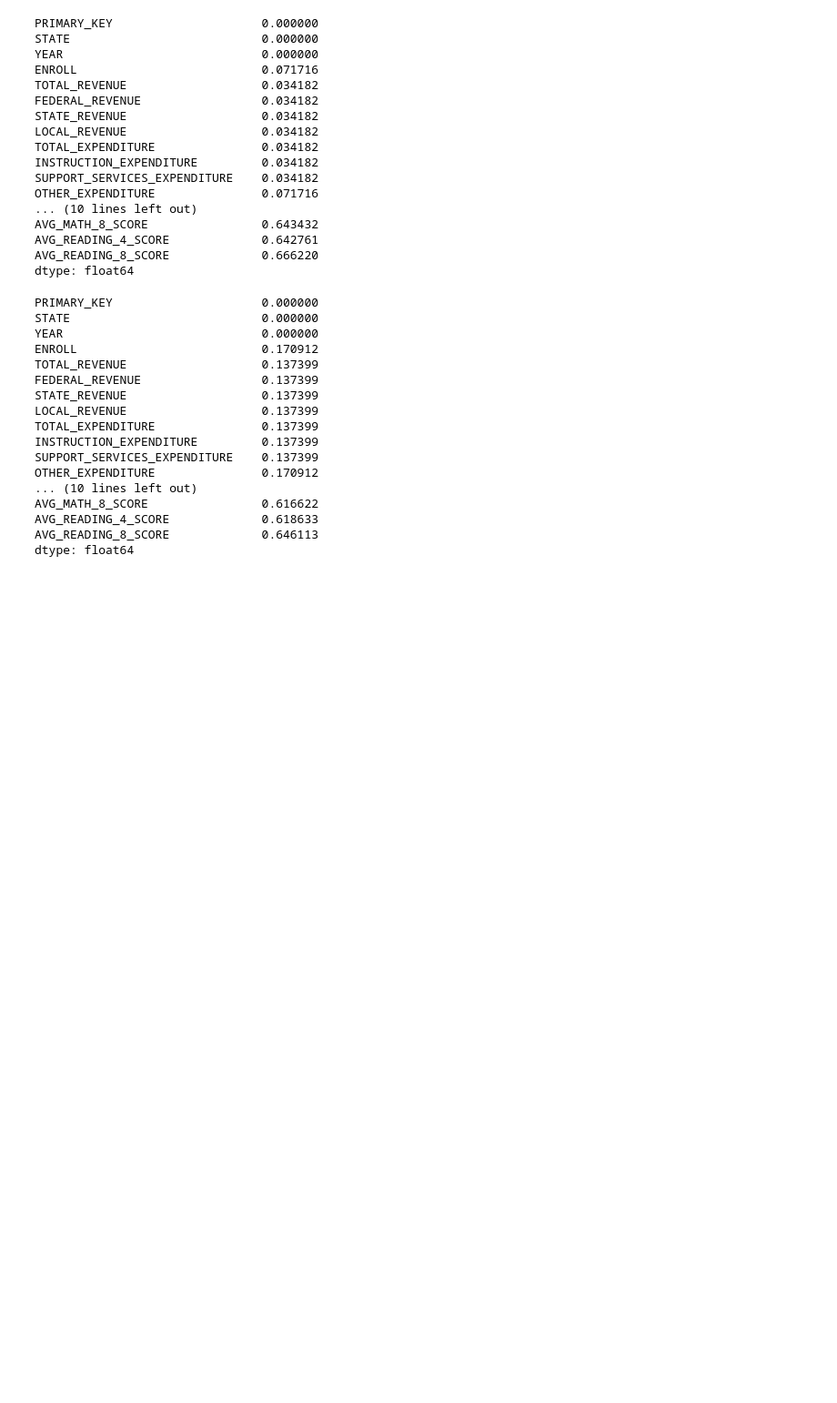
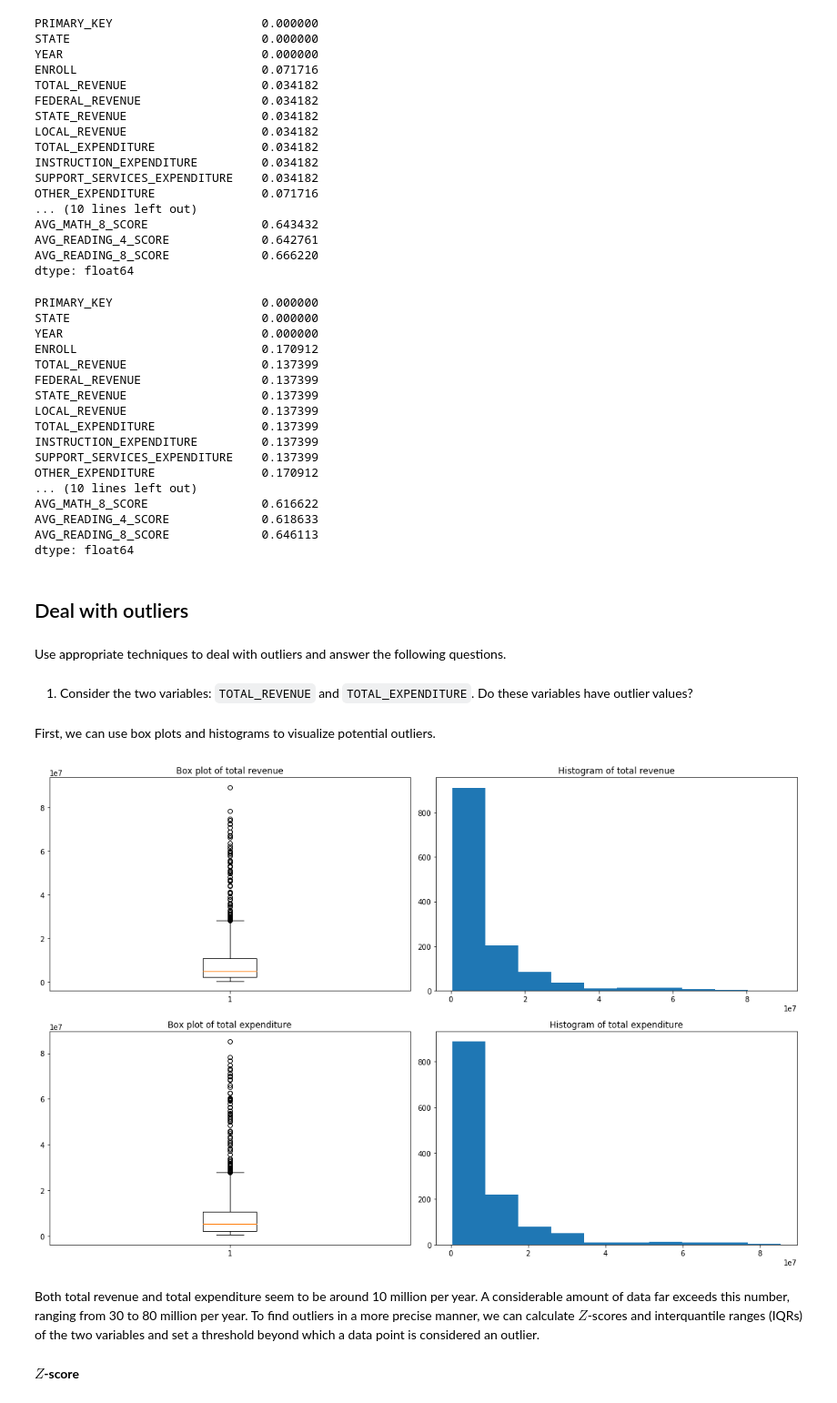
Before and after one commit to Yuan-Meng/data-wrangling, a Jupyter notebook: missing_values.ipynb, the cells around one changed output. Shown at 91% size. Cells and saved outputs as stored; diff of their text form; code cells hidden in the pictures; blank space fills up the shorter version.

```diff
--- a/missing_values.ipynb
+++ b/missing_values.ipynb
@@ -213,3 +219,38 @@ AVG_MATH_8_SCORE                0.616622
 AVG_READING_4_SCORE             0.618633
 AVG_READING_8_SCORE             0.646113
 dtype: float64
+# %% [markdown]
+## Deal with outliers
+# %% [markdown]
+Use appropriate techniques to deal with outliers and answer the following questions.
+# %% [markdown]
+1. Consider the two variables: `TOTAL_REVENUE` and `TOTAL_EXPENDITURE`. Do these variables have outlier values?
+# %% [markdown]
+First, we can use box plots and histograms to visualize potential outliers.
+# %%
+plt.figure(figsize=(15, 10))
+
+plt.subplot(2, 2, 1)
+plt.boxplot(education["TOTAL_REVENUE"].dropna(), whis=2)
+plt.title("Box plot of total revenue")
+
+plt.subplot(2, 2, 2)
+plt.hist(education["TOTAL_REVENUE"].dropna())
+plt.title("Histogram of total revenue")
+
+plt.subplot(2, 2, 3)
+plt.boxplot(education["TOTAL_EXPENDITURE"].dropna(), whis=2)
+plt.title("Box plot of total expenditure")
+
+plt.subplot(2, 2, 4)
+plt.hist(education["TOTAL_EXPENDITURE"].dropna())
+plt.title("Histogram of total expenditure")
+
+plt.tight_layout()
+plt.show()
+# %% [output]
+[figure, added]
+# %% [markdown]
+Both total revenue and total expenditure seem to be around 10 million per year. A considerable amount of data far exceeds this number, ranging from 30 to 80 million per year. To find outliers in a more precise manner, we can calculate $Z$-scores and interquantile ranges (IQRs) of the two variables and set a threshold beyond which a data point is considered an outlier.
+# %% [markdown]
+**$Z$-score**
```
Also changed, not shown: parts of 58 cells of this notebook.
